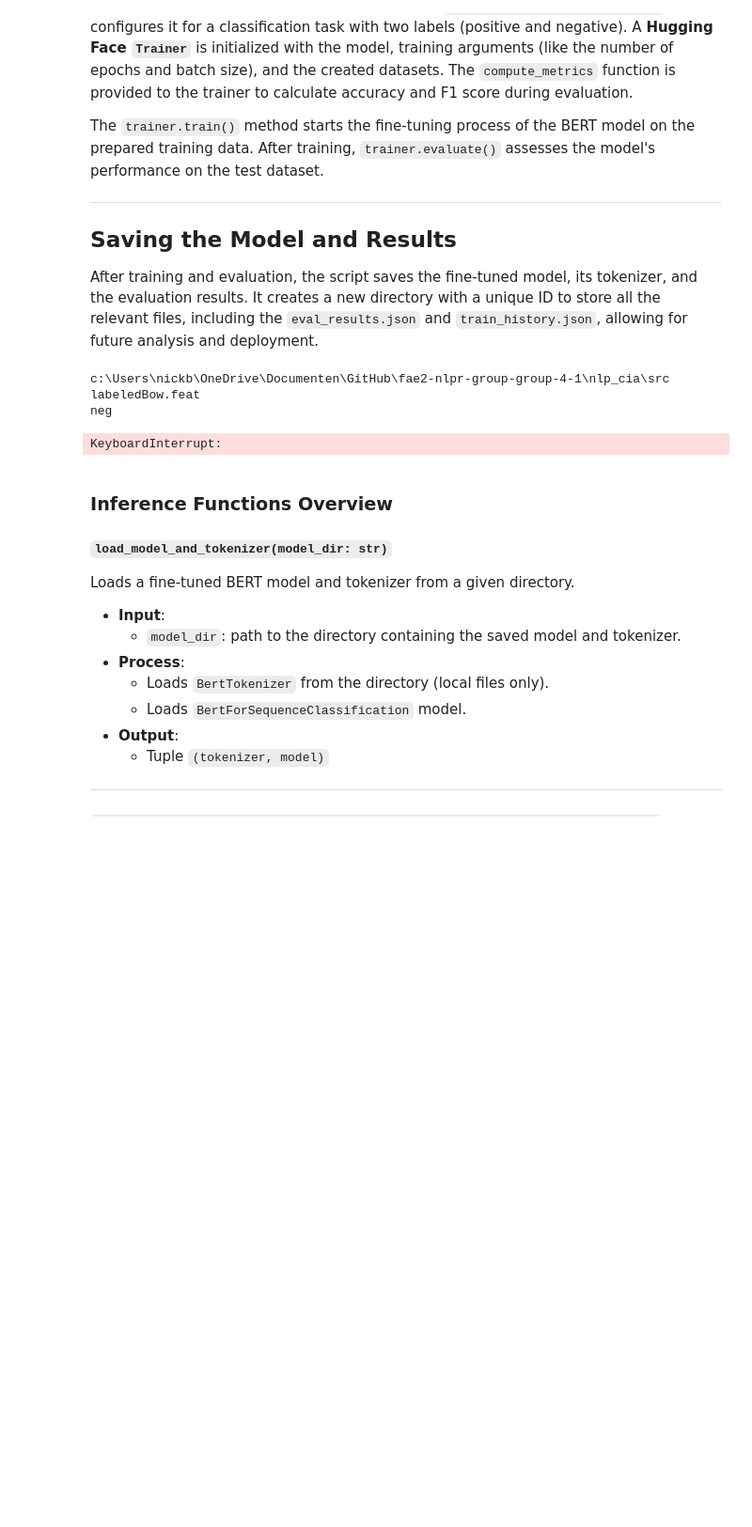
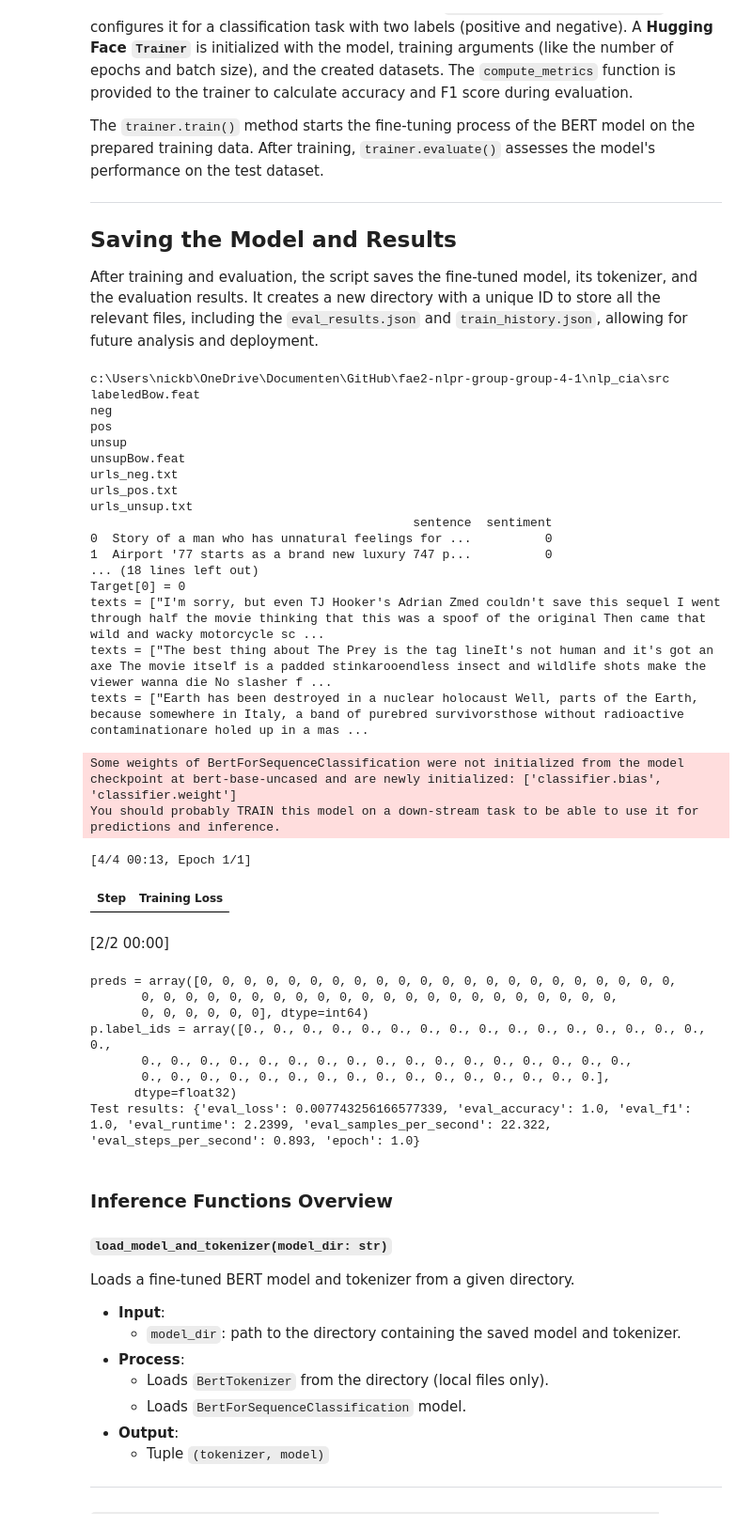
Before and after one commit to koen18138/NLP_emotion_detection, a Jupyter notebook: nlp_cia/src/NLP_features.ipynb, the cells around one changed output. Shown: that part at 94% size. Drawn from its saved outputs; the diff is of its cells as text; code cells hidden in the pictures; blank space fills up the shorter version.

```diff
--- a/nlp_cia/src/NLP_features.ipynb
+++ b/nlp_cia/src/NLP_features.ipynb
@@ -629,7 +629,7 @@ def encode_data(texts: list, tokenizer: PreTrainedTokenizerFast, labels: list =
     return {
         'input_ids': torch.tensor(encodings['input_ids']),
         'attention_mask': torch.tensor(encodings['attention_mask']),
-        'labels': torch.tensor(labels)
+        'labels': torch.tensor(labels, dtype=torch.float)
     }
 
 class SentimentDataset(torch.utils.data.Dataset):
@@ -737,12 +737,12 @@ print(f"Train data shape: {train_df.shape}")
 print(f"Test data shape: {test_df.shape}")
 
 # Training data
-Reviews = train_df['Sentence'].tolist()
-Target = train_df['Sentiment'].tolist()
+Reviews = train_df['sentence'].tolist()
+Target = train_df['sentiment'].tolist()
 
 # Test data
-test_reviews = test_df['Sentence'].tolist()
-test_targets = test_df['Sentiment'].tolist()
+test_reviews = test_df['sentence'].tolist()
+test_targets = test_df['sentiment'].tolist()
 unique_types = set(type(x).__name__ for x in Reviews + Target + test_reviews + test_targets)
 print(unique_types)
 
@@ -760,7 +760,7 @@ train_ds = SentimentDataset(train_dataset)
 val_ds = SentimentDataset(val_dataset)
 test_ds = SentimentDataset(test_dataset)
 
-num_labels = train_df['Sentiment'].nunique()
+num_labels = train_df['sentiment'].nunique()
 model = BertForSequenceClassification.from_pretrained('bert-base-uncased', num_labels=num_labels)
 
 training_args = TrainingArguments(
@@ -771,34 +771,60 @@ training_args = TrainingArguments(
     logging_dir=f'{save_dir}\\logs',
     logging_steps=10,
 )
 
 trainer = Trainer(
     model=model,
     args=training_args,
     train_dataset=train_ds,
     eval_dataset=val_ds,
     compute_metrics=compute_metrics,
 )
 
 trainer.train()
 eval_results = trainer.evaluate(test_ds)
 print(f"Test results: {eval_results}")
 
 run_id = str(uuid.uuid4())[:8]
 model_save_dir = f'..\\models\\model_{run_id}'
 os.makedirs(model_save_dir, exist_ok=True)
 model.save_pretrained(model_save_dir)
 tokenizer.save_pretrained(model_save_dir)
 with open(os.path.join(model_save_dir, 'eval_results.json'), 'w') as f:
     json.dump(eval_results, f, indent=2)
 if hasattr(trainer, 'state') and hasattr(trainer.state, 'log_history'):
     with open(os.path.join(model_save_dir, 'train_history.json'), 'w') as f:
         json.dump(trainer.state.log_history, f, indent=2)
 # %% [output]
 c:\Users\nickb\OneDrive\Documenten\GitHub\fae2-nlpr-group-group-4-1\nlp_cia\src
 labeledBow.feat
 neg
+pos
+unsup
+unsupBow.feat
+urls_neg.txt
+urls_pos.txt
+urls_unsup.txt
+                                            sentence  sentiment
+0  Story of a man who has unnatural feelings for ...          0
+1  Airport '77 starts as a brand new luxury 747 p...          0
+... (18 lines left out)
+Target[0] = 0
+texts = ["I'm sorry, but even TJ Hooker's Adrian Zmed couldn't save this sequel I went through half the movie thinking that this was a spoof of the original Then came that wild and wacky motorcycle sc ...
+texts = ["The best thing about The Prey is the tag lineIt's not human and it's got an axe The movie itself is a padded stinkarooendless insect and wildlife shots make the viewer wanna die No slasher f ...
+texts = ["Earth has been destroyed in a nuclear holocaust Well, parts of the Earth, because somewhere in Italy, a band of purebred survivorsthose without radioactive contaminationare holed up in a mas ...
-KeyboardInterrupt:
+Some weights of BertForSequenceClassification were not initialized from the model checkpoint at bert-base-uncased and are newly initialized: ['classifier.bias', 'classifier.weight']
+You should probably TRAIN this model on a down-stream task to be able to use it for predictions and inference.
+[4/4 00:13, Epoch 1/1]
+| Step | Training Loss |
+[2/2 00:00]
+preds = array([0, 0, 0, 0, 0, 0, 0, 0, 0, 0, 0, 0, 0, 0, 0, 0, 0, 0, 0, 0, 0, 0,
+       0, 0, 0, 0, 0, 0, 0, 0, 0, 0, 0, 0, 0, 0, 0, 0, 0, 0, 0, 0, 0, 0,
+       0, 0, 0, 0, 0, 0], dtype=int64)
+p.label_ids = array([0., 0., 0., 0., 0., 0., 0., 0., 0., 0., 0., 0., 0., 0., 0., 0., 0.,
+       0., 0., 0., 0., 0., 0., 0., 0., 0., 0., 0., 0., 0., 0., 0., 0., 0.,
+       0., 0., 0., 0., 0., 0., 0., 0., 0., 0., 0., 0., 0., 0., 0., 0.],
+      dtype=float32)
+Test results: {'eval_loss': 0.007743256166577339, 'eval_accuracy': 1.0, 'eval_f1': 1.0, 'eval_runtime': 2.2399, 'eval_samples_per_second': 22.322, 'eval_steps_per_second': 0.893, 'epoch': 1.0}
 # %% [markdown]
 ### Inference Functions Overview
 
```
Also changed, not shown: parts of 16 cells of this notebook.
